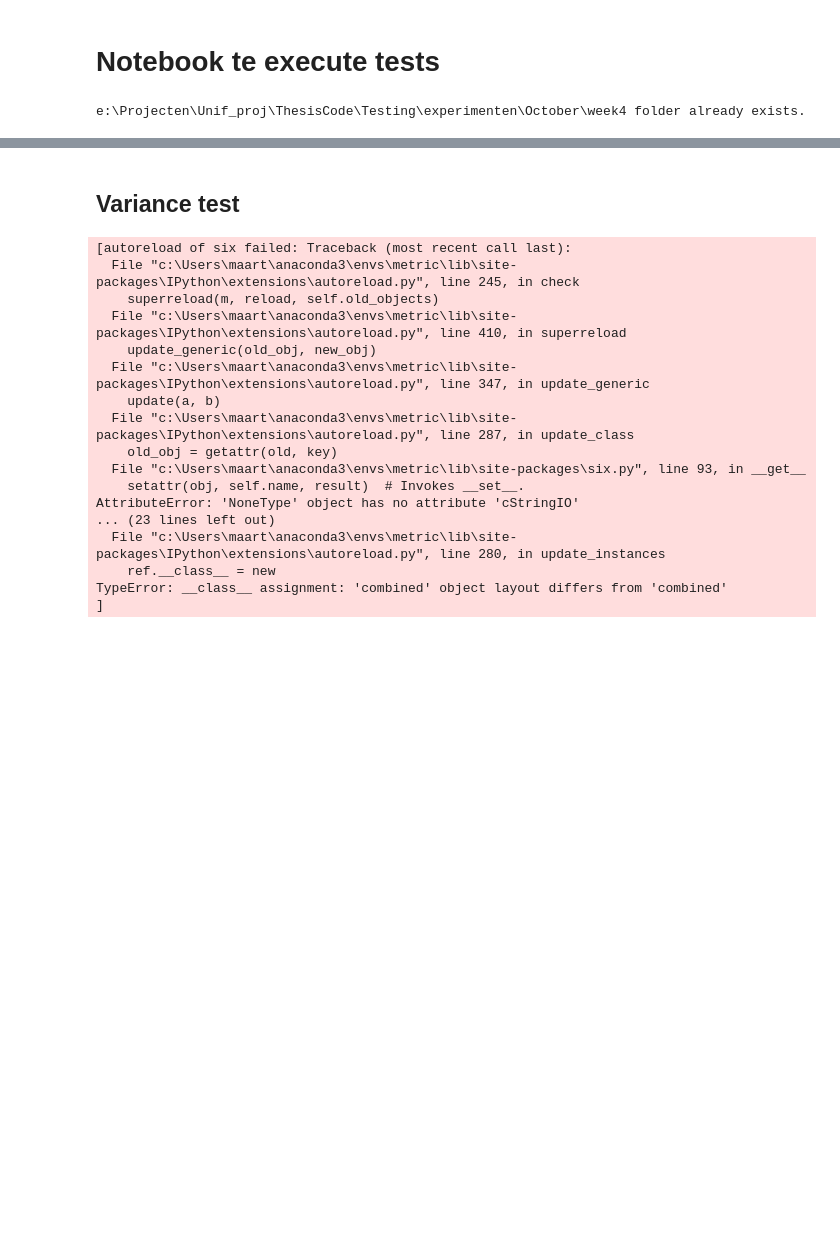
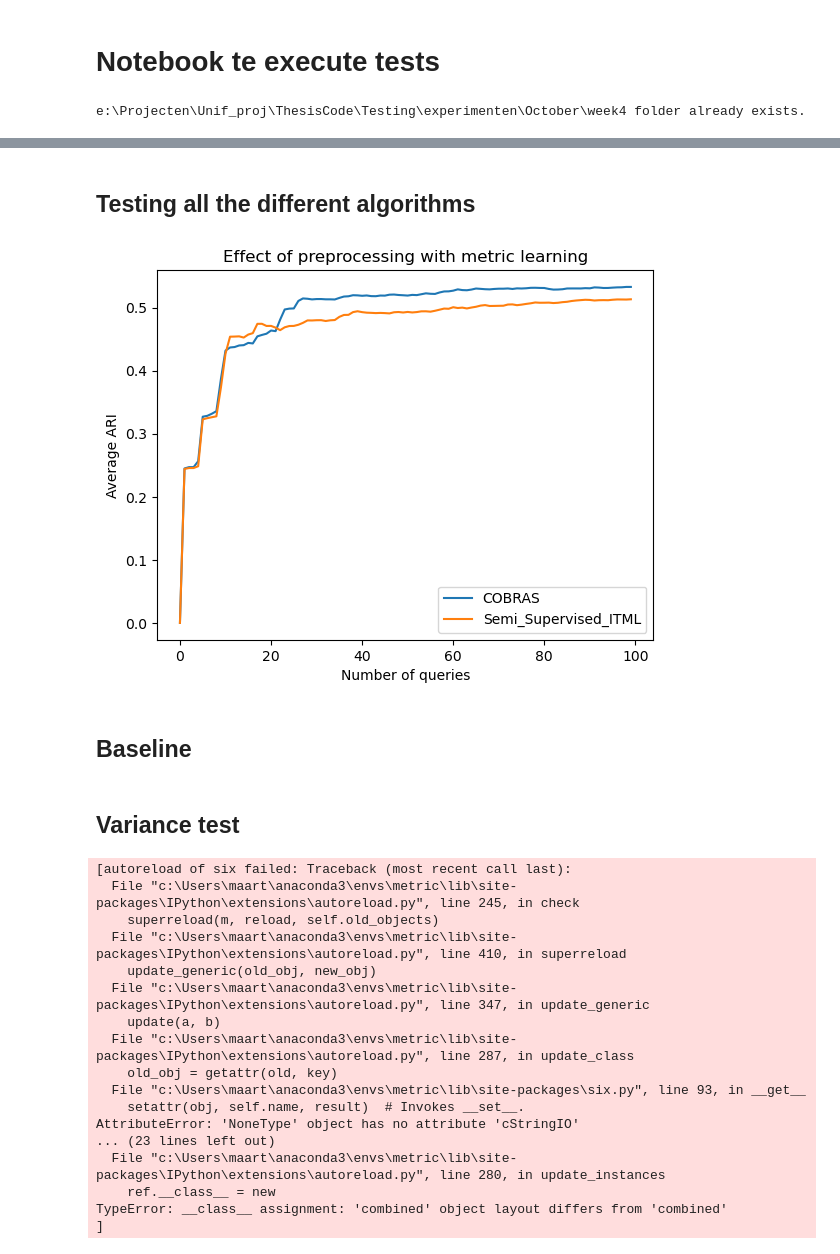
Before and after one commit to MaartenHBP/ThesisCode, a Jupyter notebook: Testing/experimenten.ipynb, the cells around one changed output, grey strips where cells are left out. Drawn from its saved outputs; the diff is of its cells as text; code cells hidden in the pictures; blank space fills up the shorter version.

```diff
--- a/Testing/experimenten.ipynb
+++ b/Testing/experimenten.ipynb
@@ -61,0 +64,12 @@ k.SaveBatches()
+# %% [markdown]
+## Testing all the different algorithms
+# %%
+k = ExperimentRunner("Effect of preprocessing with metric learning", path, currentDay) # nog ARI berekenen
+k.loadDataSets([])
+k.addAlgo([Cobras(), SemiSupervised()])
+k.run(runsPQ= 10, maxQ=100, crossFold=True, save=True)
+k.makePlot(maxQ = 100)
+# %% [output]
+[figure, added]
+# %% [markdown]
+## Baseline
```
Also changed, not shown: parts of 4 cells of this notebook, 54 other files.
